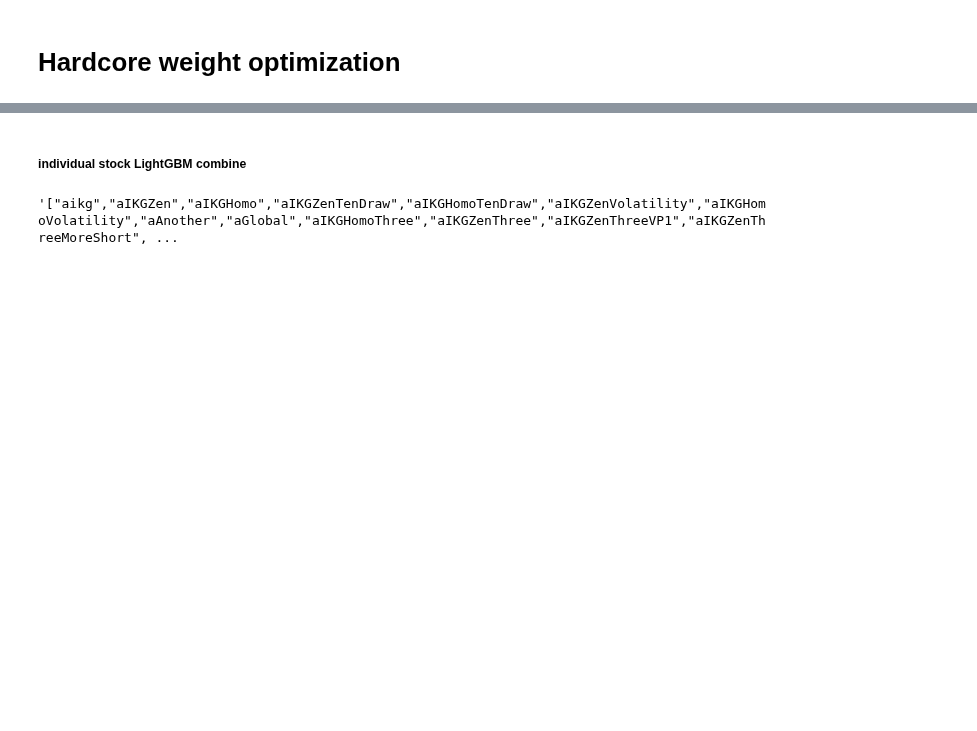
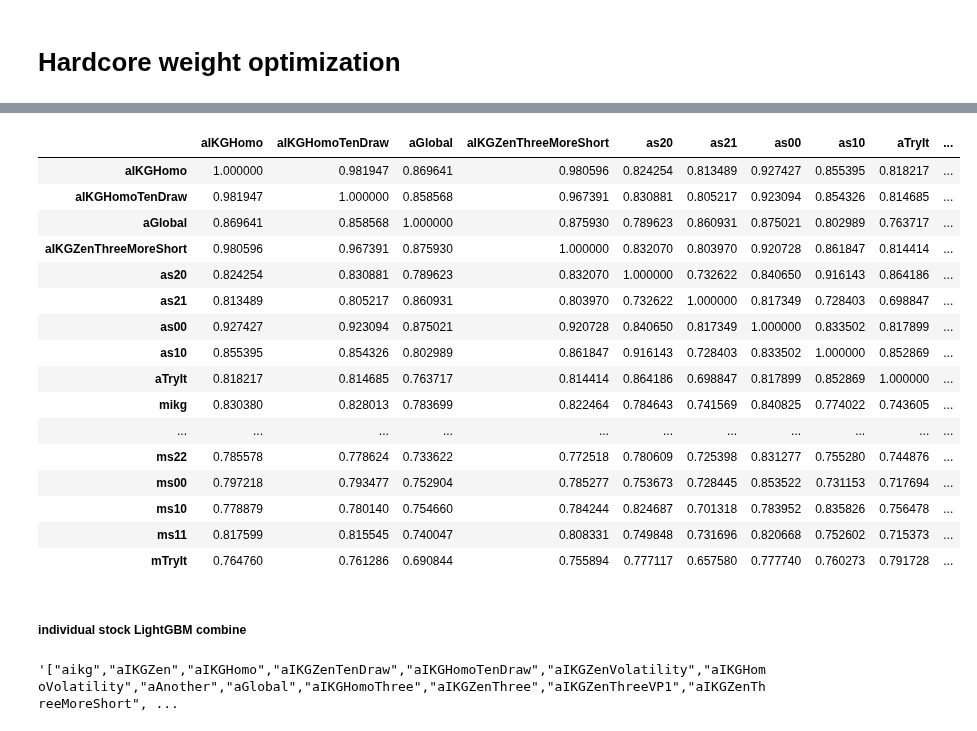
Before and after one commit to yumichael/two-sigma-financial-news, a Jupyter notebook: search/blend.ipynb, the cells around one changed output, grey strips where cells are left out. Cells and saved outputs as stored; diff of their text form; code cells hidden in the pictures; blank space fills up the shorter version.

```diff
--- a/search/blend.ipynb
+++ b/search/blend.ipynb
@@ -399,8 +448,8 @@ for name in names:
         e[name] = what.test
 
     what = what.test
-    check.append([cv(what).mean(), ho(what).mean()])
+    scores = [cv(what).mean(), ho(what).mean()]
+    check.append(scores + [(scores[0]*13+scores[1]*3)/16])
     print(name, check[-1])
-eh7_ = [guy[-2] for guy in check]
-eh7 = [guy[-1] for guy in check]
+tt7 = [guy[-1] for guy in check]
 # %% [output]
@@ -425,0 +653,26 @@ trans = lambda x: -1/(x-x.min())/x.min()
+# %%
+check = []
+e = None
+def func(x):
+    # return x * len(x) # wtf it's better to extraly weigh the days with more days
+    fact = np.sqrt((x**2).sum())
+    x /= fact
+    mean = x.mean()
+    x = np.tanh((x-mean)*7*fact)+mean
+    fact = np.sqrt((x**2).sum())
+    return x / fact
+for name in names:
+    my['testing'] = my.groupby('time')[name].transform(func)
+    my['test'] = my.testing * my.upDown*(my.flat_weight if name[0]!='m' else my.vp10_weight)
+    what = my.groupby('time')[['test']].sum()
+
+    if e is None:
+        e = what.rename(columns={'test':name})
+    else:
+        e[name] = what.test
+
+    what = what.test
+    scores = [cv(what).mean(), ho(what).mean()]
+    check.append(scores + [(scores[0]*13+scores[1]*3)/16])
+    print(name, check[-1])
+n7n = [guy[-1] for guy in check]
@@ -426,5 +698,25 @@ trans = lambda x: -1/(x-x.min())/x.min()
 # %%
 e.to_pickle('/big/data/saves/e-amour-tt7.pickle')
+# %%
+e.corr()
+# %% [output]
+|  | aIKGHomo | aIKGHomoTenDraw | aGlobal | aIKGZenThreeMoreShort | as20 | as21 | as00 | as10 | aTryIt | ... |
+| aIKGHomo | 1.000000 | 0.981947 | 0.869641 | 0.980596 | 0.824254 | 0.813489 | 0.927427 | 0.855395 | 0.818217 | ... |
+| aIKGHomoTenDraw | 0.981947 | 1.000000 | 0.858568 | 0.967391 | 0.830881 | 0.805217 | 0.923094 | 0.854326 | 0.814685 | ... |
+| aGlobal | 0.869641 | 0.858568 | 1.000000 | 0.875930 | 0.789623 | 0.860931 | 0.875021 | 0.802989 | 0.763717 | ... |
+| aIKGZenThreeMoreShort | 0.980596 | 0.967391 | 0.875930 | 1.000000 | 0.832070 | 0.803970 | 0.920728 | 0.861847 | 0.814414 | ... |
+| as20 | 0.824254 | 0.830881 | 0.789623 | 0.832070 | 1.000000 | 0.732622 | 0.840650 | 0.916143 | 0.864186 | ... |
+| as21 | 0.813489 | 0.805217 | 0.860931 | 0.803970 | 0.732622 | 1.000000 | 0.817349 | 0.728403 | 0.698847 | ... |
+| as00 | 0.927427 | 0.923094 | 0.875021 | 0.920728 | 0.840650 | 0.817349 | 1.000000 | 0.833502 | 0.817899 | ... |
+| as10 | 0.855395 | 0.854326 | 0.802989 | 0.861847 | 0.916143 | 0.728403 | 0.833502 | 1.000000 | 0.852869 | ... |
+| aTryIt | 0.818217 | 0.814685 | 0.763717 | 0.814414 | 0.864186 | 0.698847 | 0.817899 | 0.852869 | 1.000000 | ... |
+| mikg | 0.830380 | 0.828013 | 0.783699 | 0.822464 | 0.784643 | 0.741569 | 0.840825 | 0.774022 | 0.743605 | ... |
+| ... | ... | ... | ... | ... | ... | ... | ... | ... | ... | ... |
+| ms22 | 0.785578 | 0.778624 | 0.733622 | 0.772518 | 0.780609 | 0.725398 | 0.831277 | 0.755280 | 0.744876 | ... |
+| ms00 | 0.797218 | 0.793477 | 0.752904 | 0.785277 | 0.753673 | 0.728445 | 0.853522 | 0.731153 | 0.717694 | ... |
+| ms10 | 0.778879 | 0.780140 | 0.754660 | 0.784244 | 0.824687 | 0.701318 | 0.783952 | 0.835826 | 0.756478 | ... |
+| ms11 | 0.817599 | 0.815545 | 0.740047 | 0.808331 | 0.749848 | 0.731696 | 0.820668 | 0.752602 | 0.715373 | ... |
+| mTryIt | 0.764760 | 0.761286 | 0.690844 | 0.755894 | 0.777117 | 0.657580 | 0.777740 | 0.760273 | 0.791728 | ... |
 # %% [markdown]
 ##### individual stock LightGBM combine
 # %%
```
Also changed, not shown: parts of 24 cells of this notebook.
